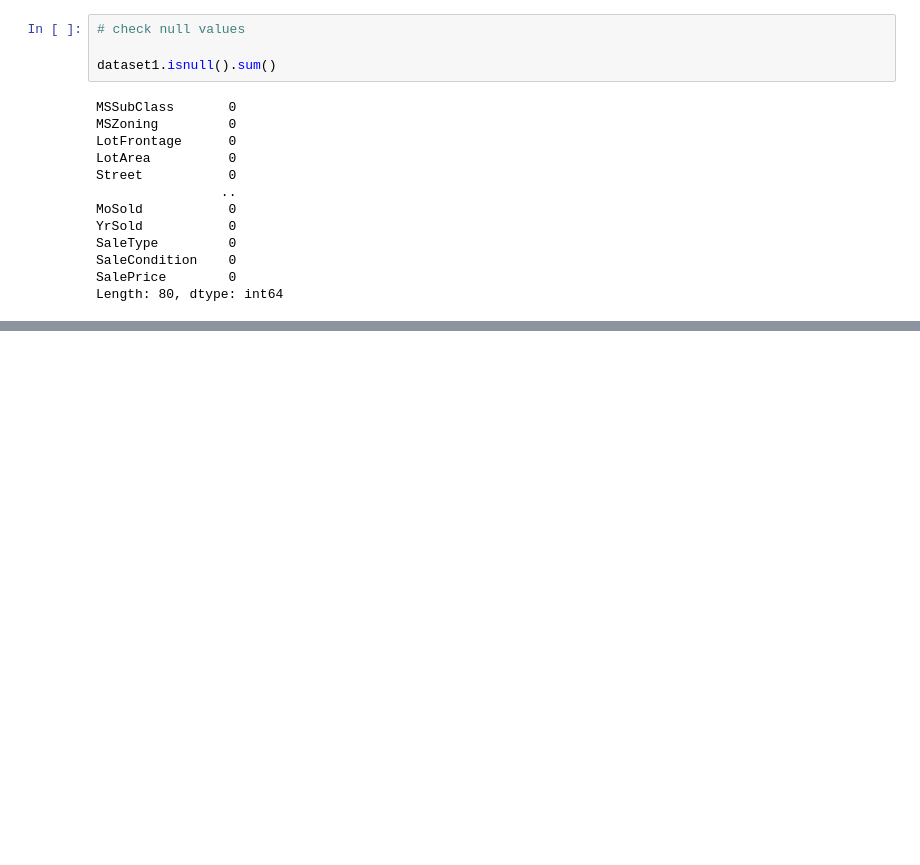
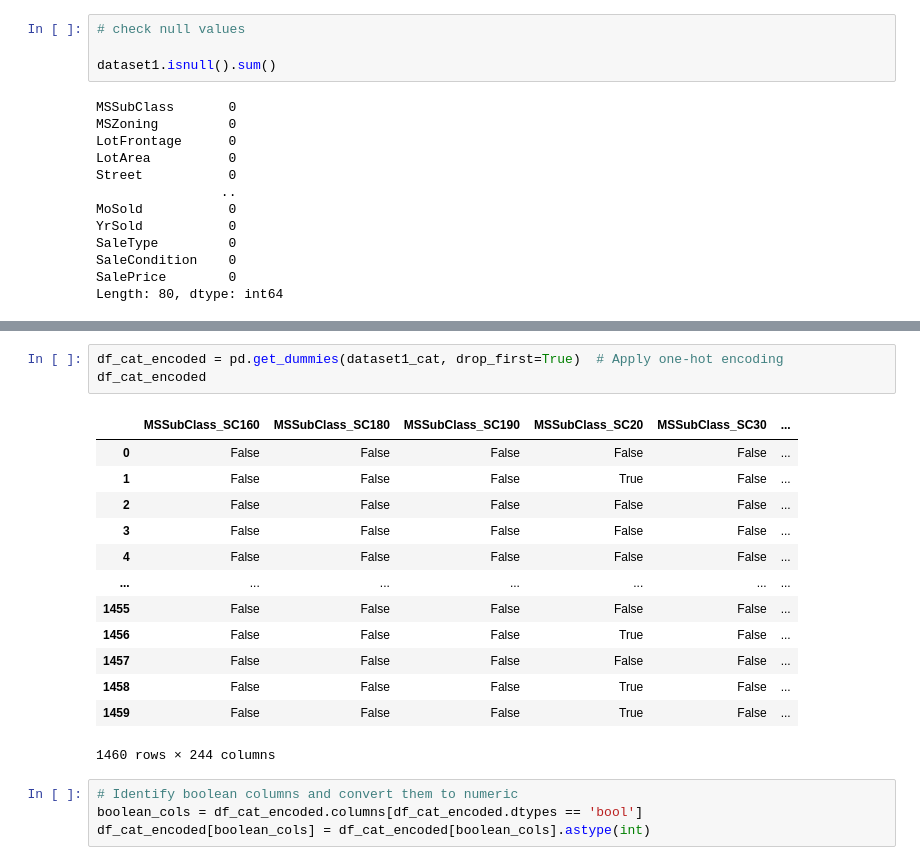
Before and after one commit to Meenakshigupta6527/EDA-for-Real-Estate-Pricing, a Jupyter notebook: Exploratory_Data_Analysis_for_Real_Estate_Pricing.ipynb, the cells around one changed output, grey strips where cells are left out. Cells and saved outputs as stored; diff of their text form; blank space fills up the shorter version.

```diff
--- a/Exploratory_Data_Analysis_for_Real_Estate_Pricing.ipynb
+++ b/Exploratory_Data_Analysis_for_Real_Estate_Pricing.ipynb
@@ -101,0 +148,21 @@ Length: 80, dtype: object
+# %%
+df_cat_encoded = pd.get_dummies(dataset1_cat, drop_first=True)  # Apply one-hot encoding
+df_cat_encoded
+# %% [output]
+|  | MSSubClass_SC160 | MSSubClass_SC180 | MSSubClass_SC190 | MSSubClass_SC20 | MSSubClass_SC30 | ... |
+| 0 | False | False | False | False | False | ... |
+| 1 | False | False | False | True | False | ... |
+| 2 | False | False | False | False | False | ... |
+| 3 | False | False | False | False | False | ... |
+| 4 | False | False | False | False | False | ... |
+| ... | ... | ... | ... | ... | ... | ... |
+| 1455 | False | False | False | False | False | ... |
+| 1456 | False | False | False | True | False | ... |
+| 1457 | False | False | False | False | False | ... |
+| 1458 | False | False | False | True | False | ... |
+| 1459 | False | False | False | True | False | ... |
+1460 rows × 244 columns
+# %%
+# Identify boolean columns and convert them to numeric
+boolean_cols = df_cat_encoded.columns[df_cat_encoded.dtypes == 'bool']
+df_cat_encoded[boolean_cols] = df_cat_encoded[boolean_cols].astype(int)
```
Also changed, not shown: parts of 9 cells of this notebook.
